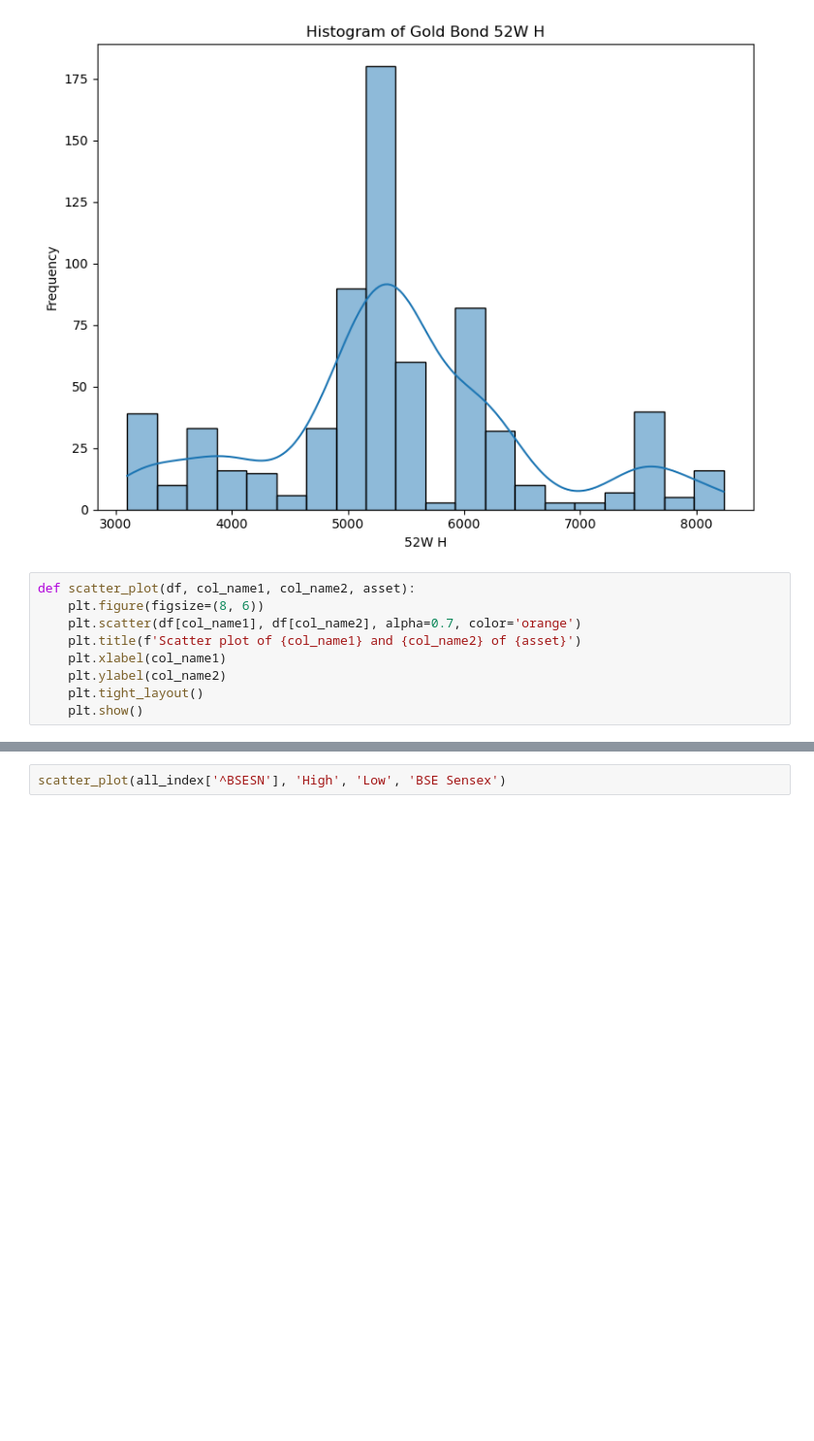
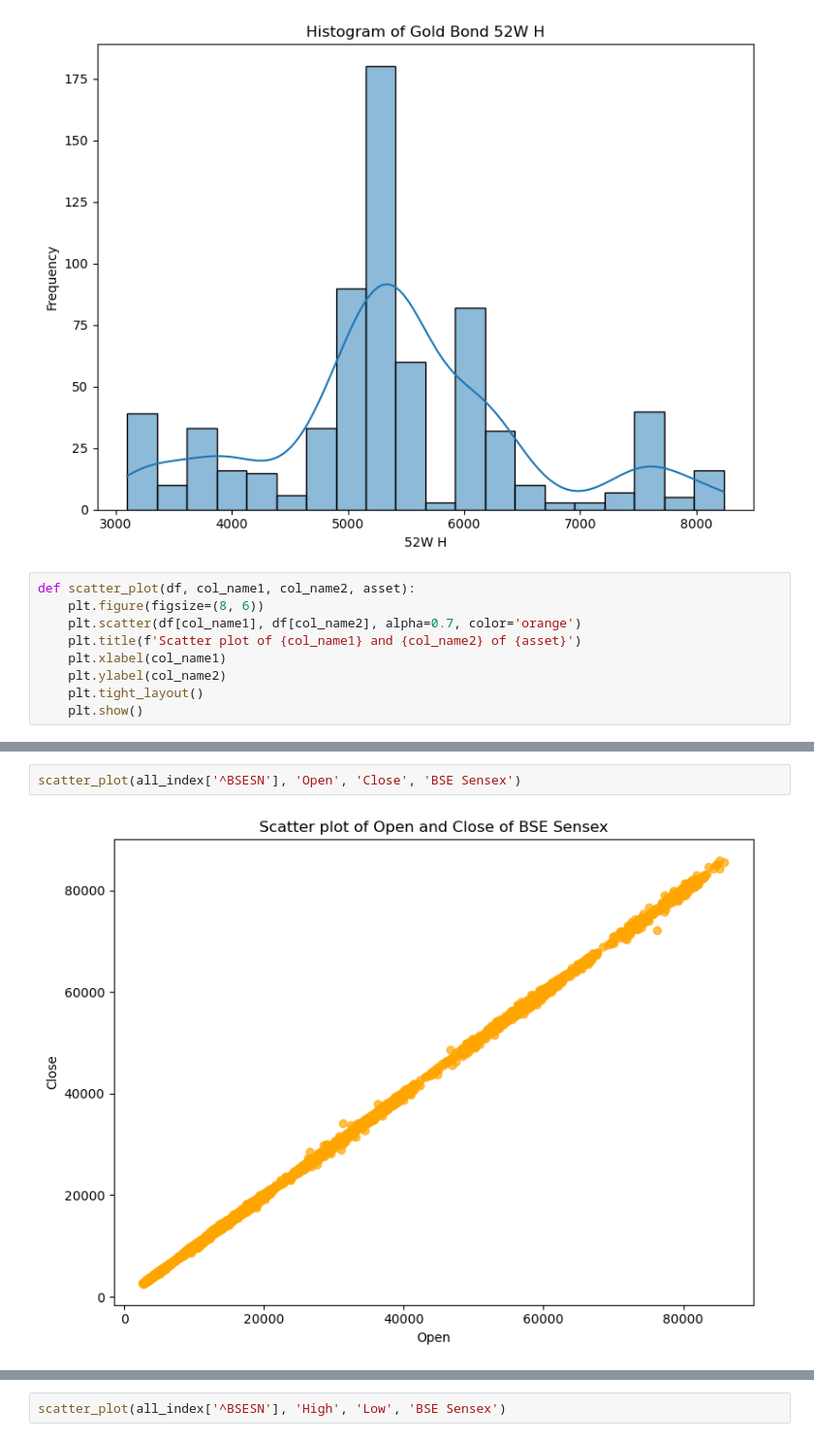
Before and after one commit to jigardonga105/Financial-Portfolio-Optimization, a Jupyter notebook: Script/data_prep.ipynb, the cells around one changed output, grey strips where cells are left out. Shown at 97% size. Drawn from its saved outputs; the diff is of its cells as text; blank space fills up the shorter version.

```diff
--- a/Script/data_prep.ipynb
+++ b/Script/data_prep.ipynb
@@ -470,0 +475,4 @@ def scatter_plot(df, col_name1, col_name2, asset):
+# %%
+scatter_plot(all_index['^BSESN'], 'Open', 'Close', 'BSE Sensex')
+# %% [output]
+[figure, added]
```
Also changed, not shown: parts of 6 cells of this notebook, 6 other files.
